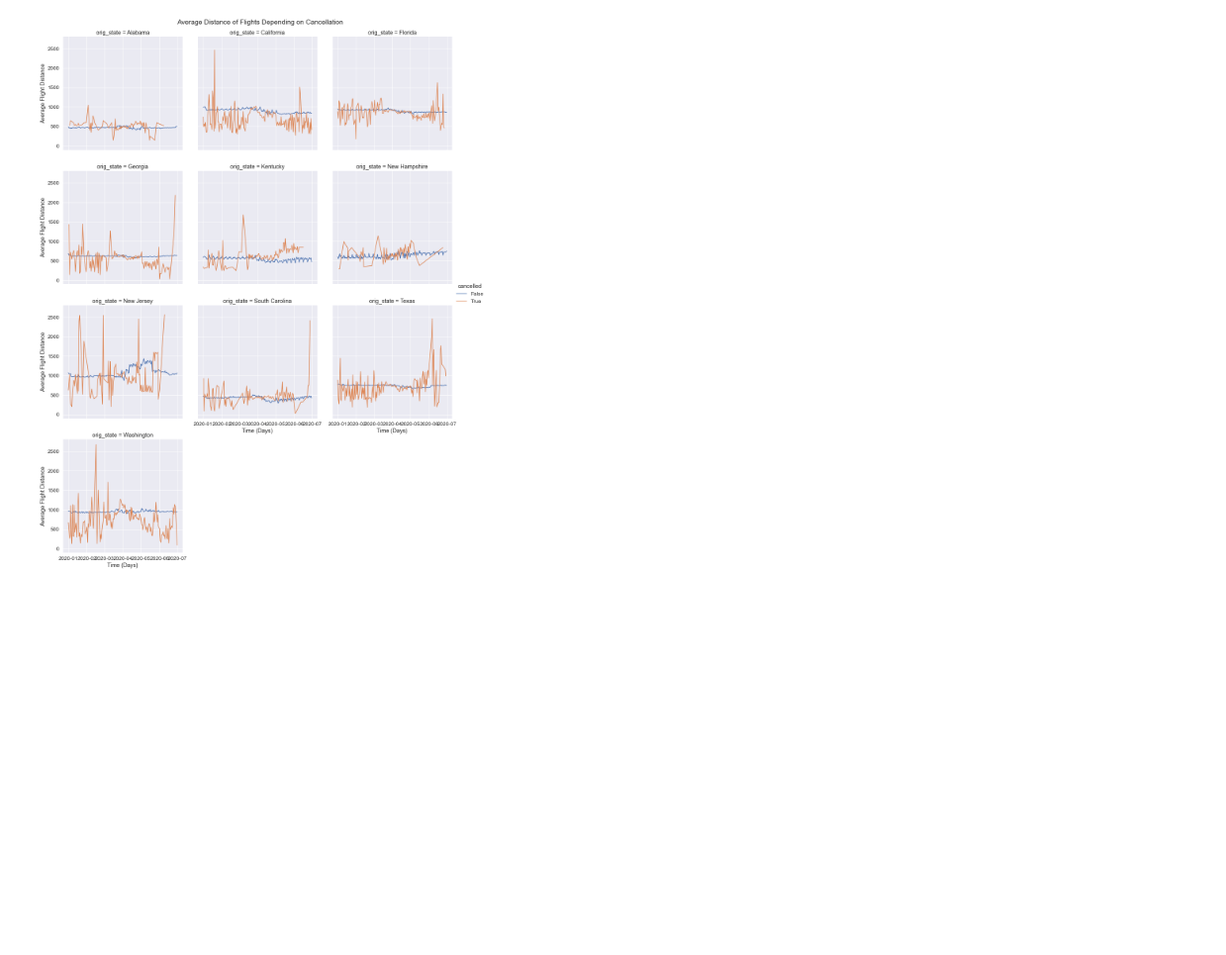
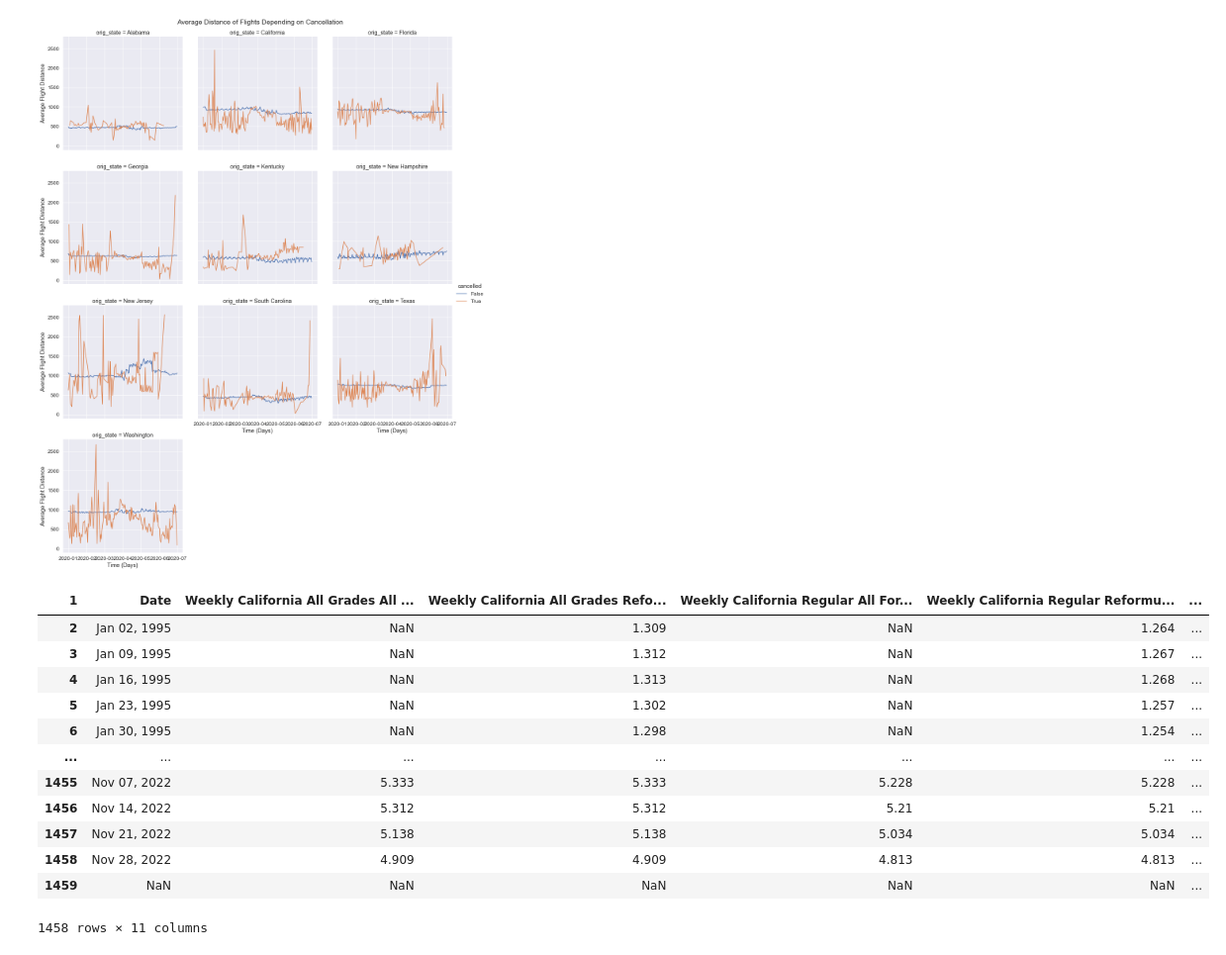
Before and after one commit to nahiJ/DATA-102-Final-Project, a Jupyter notebook: Workbook.ipynb, the cells around one changed output. Shown at 99% size. Drawn from its saved outputs; the diff is of its cells as text; code cells hidden in the pictures; blank space fills up the shorter version.

```diff
--- a/Workbook.ipynb
+++ b/Workbook.ipynb
@@ -283,3 +283,22 @@ ax_5.fig.subplots_adjust(top=.95)
 ax_5.set_axis_labels(x_var="Time (Days)", y_var="Average Flight Distance");
 # %% [output]
 [figure]
+# %%
+gas = pd.read_csv("gas_prices.csv")
+gas.columns = gas.iloc[1].fillna('DROP')
+gas = gas.drop([0, 1]).drop("DROP", axis=1)
+gas
+# %% [output]
+| 1 | Date | Weekly California All Grades All ... | Weekly California All Grades Refo... | Weekly California Regular All For... | Weekly California Regular Reformu... | ... |
+| 2 | Jan 02, 1995 | NaN | 1.309 | NaN | 1.264 | ... |
+| 3 | Jan 09, 1995 | NaN | 1.312 | NaN | 1.267 | ... |
+| 4 | Jan 16, 1995 | NaN | 1.313 | NaN | 1.268 | ... |
+| 5 | Jan 23, 1995 | NaN | 1.302 | NaN | 1.257 | ... |
+| 6 | Jan 30, 1995 | NaN | 1.298 | NaN | 1.254 | ... |
+| ... | ... | ... | ... | ... | ... | ... |
+| 1455 | Nov 07, 2022 | 5.333 | 5.333 | 5.228 | 5.228 | ... |
+| 1456 | Nov 14, 2022 | 5.312 | 5.312 | 5.21 | 5.21 | ... |
+| 1457 | Nov 21, 2022 | 5.138 | 5.138 | 5.034 | 5.034 | ... |
+| 1458 | Nov 28, 2022 | 4.909 | 4.909 | 4.813 | 4.813 | ... |
+| 1459 | NaN | NaN | NaN | NaN | NaN | ... |
+1458 rows × 11 columns
```
Also changed, not shown: parts of 3 cells of this notebook.
